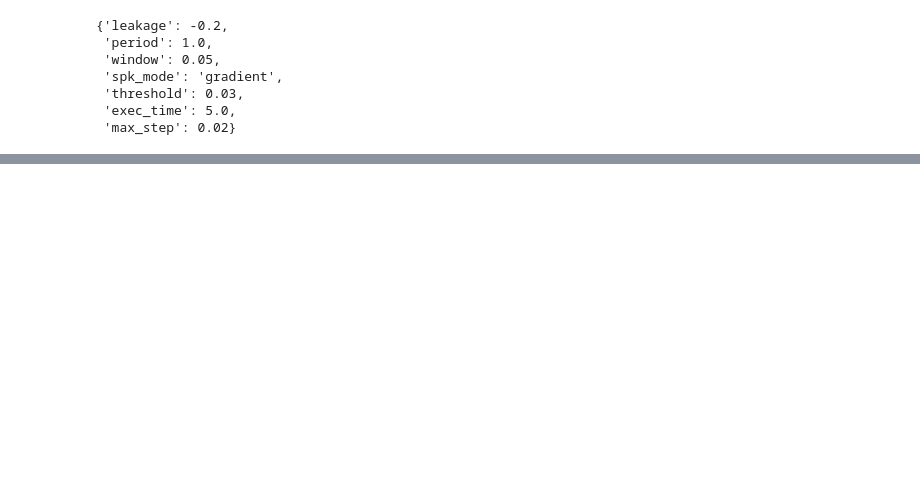
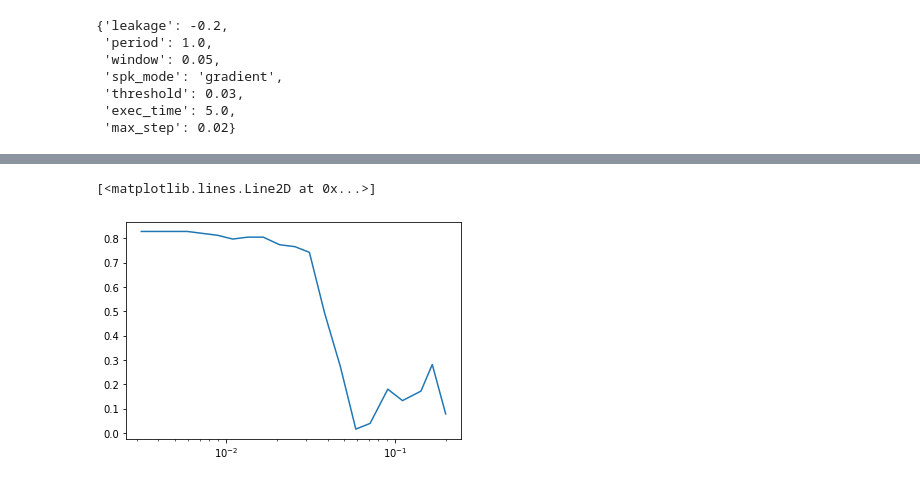
Before and after one commit to wilkieolin/phasor_networks, a Jupyter notebook: phasor model fashion.ipynb, the cells around one changed output, grey strips where cells are left out. Cells and saved outputs as stored; diff of their text form; code cells hidden in the pictures; blank space fills up the shorter version.

```diff
--- a/phasor model fashion.ipynb
+++ b/phasor model fashion.ipynb
@@ -238,3 +272,8 @@ test_sensitivity(dts)
+# %%
+plt.semilogx(dts, res2)
+# %% [output]
+[<matplotlib.lines.Line2D at 0x...>]
+[figure, added]
 # %%
 #full dynamic execution on test set - takes a few hours
 # %%
```
Also changed, not shown: parts of 29 cells of this notebook, 1 other file.
